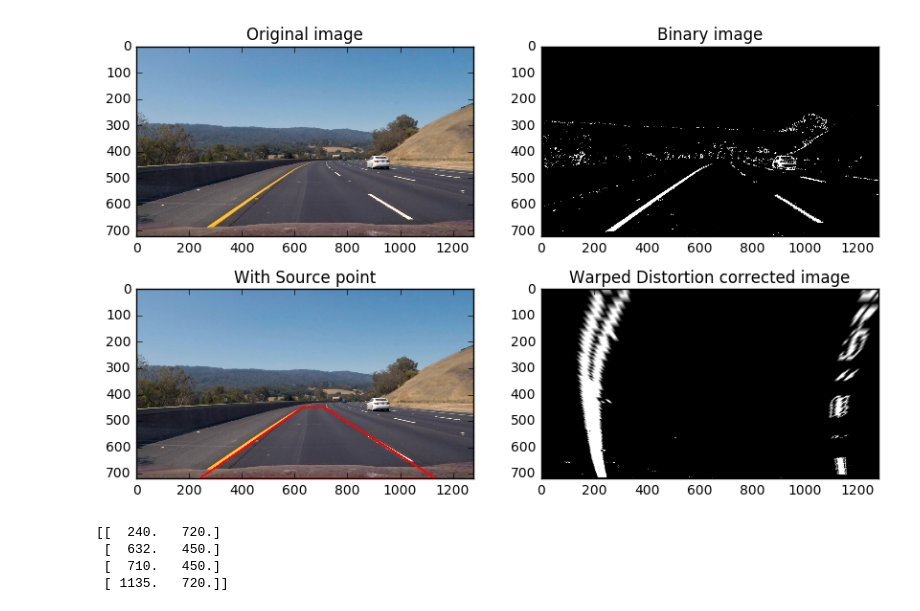
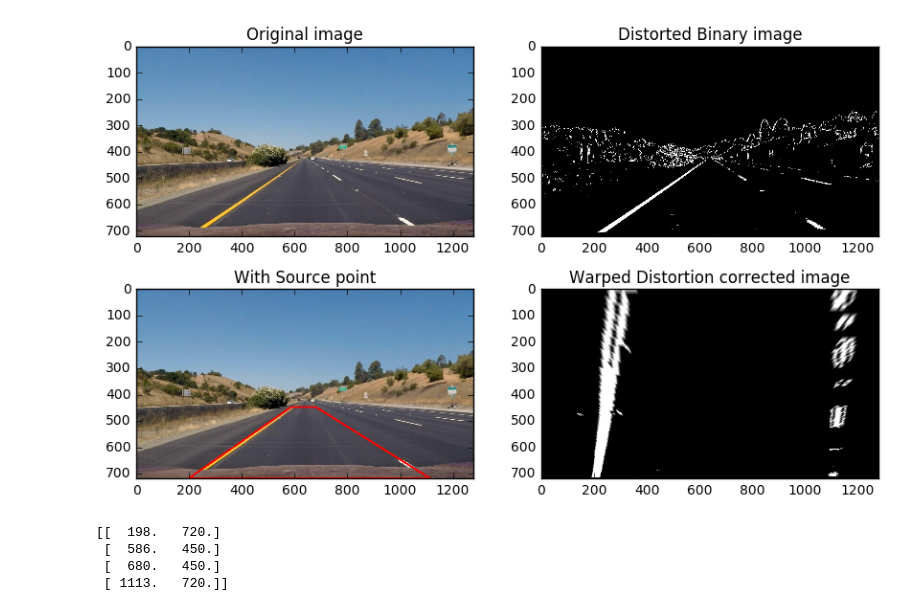
Before and after one commit to npscars/CarND-Advanced-Lane-Lines-P4, a Jupyter notebook: CarND-Advanced-Lane-Finding-P4-Class.ipynb, the cells around one changed output. Drawn from its saved outputs; the diff is of its cells as text; code cells hidden in the pictures.

```diff
--- a/CarND-Advanced-Lane-Finding-P4-Class.ipynb
+++ b/CarND-Advanced-Lane-Finding-P4-Class.ipynb
@@ -37,10 +37,26 @@ for iimage in range(len(inames)):
 
 # return camera matrix (mtx), distortion coefficients (dist)
 retc, mtx, dist, rvecs, tvecs = cv2.calibrateCamera(objpts,imgpts,img.shape[0:2],None,None)
-"""img = snd.imread(inames[5])
-f, (ax1, ax2) = plt.subplots(1,2)
-ax1.imshow(img)
+
+# check camera matrix undistortion results
+img = snd.imread(inames[0])
+plt.figure(figsize=(10,6))
+plt.subplot(2, 2, 1)
+plt.imshow(img)
+plt.title('Distorted camera image')
+
+plt.subplot(2, 2, 2)
 undistort = cv2.undistort(img,mtx,dist,None,mtx)
-ax2.imshow(undistort)
-"""
+plt.imshow(undistort)
+plt.title("UnDistorted image")
+
+img2 = snd.imread('./test_images/straight_lines1.jpg')
+plt.subplot(2, 2, 3)
+plt.imshow(img2)
+plt.title('Distorted test image')
+
+plt.subplot(2, 2, 4)
+undistort = cv2.undistort(img2,mtx,dist,None,mtx)
+plt.imshow(undistort)
+plt.title("UnDistorted test image")
 # %% [output]
@@ -242,7 +230,7 @@ def lane_lines_source_pts(edges_image):
     corners = np.float32([[x1lAvg, ymax], [x2lAvg, ymin],[x2rAvg, ymin],[x1rAvg, ymax]])
     return corners
 # %%
-def corners_unwarp(img, mtx, dist):
+def corners_unwarp(img, mtx, dist,furthestview_factor):
     # 1) Undistort using mtx and dist
     undist = cv2.undistort(img, mtx, dist, None, mtx)
 
@@ -253,7 +241,7 @@ def corners_unwarp(img, mtx, dist):
     # 3) Find the corners
     # b) define 4 source points src = np.float32([[,],[,],[,],[,]])
     # get current image src points for unwarping -- done automatically
-    src = lane_lines_source_pts(combined)
+    src = lane_lines_source_pts(combined,furthestview_factor)
     #offset = 100 # offset for dst points
     img_size = (combined.shape[1], combined.shape[0])
     # c) define 4 destination points dst = np.float32([[,],[,],[,],[,]])
@@ -270,37 +258,34 @@ def corners_unwarp(img, mtx, dist):
     return warped, M, Minv, undist, combined, src, dst
 # %%
 onames = glob.glob('test_images/*.jpg')
-image = snd.imread(onames[4])
-lanes, perspective_M, Minv, undist, binary_combined, src, dst = corners_unwarp(image, mtx, dist)
-#ax5.imshow(cv2.line(image,tuple(dst[0,:]),tuple(dst[1,:]),(0,255,255),5))
-#points = np.array(src,dtype = np.int32)
-#plt.imshow(cv2.polylines(image,[points],1,(255,0,0),thickness = 5))
+image = snd.imread(onames[0])
+lanes, perspective_M, Minv, undist, binary_combined, src, dst = corners_unwarp(image, mtx, dist,1.6) # 1.6 is how far you are seeing ,ymin
 
 plt.figure(figsize=(10,6))
 plt.subplot(2, 2, 1)
 plt.imshow(image)
 plt.title('Original image')
 
 plt.subplot(2, 2, 3)
 points = np.array(src,dtype = np.int32)
 plt.imshow(cv2.polylines(image,[points],1,(255,0,0),thickness = 5))
 plt.title('With Source point')
 
 plt.subplot(2, 2, 2)
 plt.imshow(binary_combined,cmap = 'gray')
-plt.title('Binary image')
+plt.title('Distorted Binary image')
 
 plt.subplot(2, 2, 4)
 plt.imshow(lanes,cmap = 'gray')
 plt.title('Warped Distortion corrected image')
 plt.show()
 print(src)
 # %% [output]
-[figure, old version]
+[figure, new version]
-[[  240.   720.]
- [  632.   450.]
- [  710.   450.]
- [ 1135.   720.]]
+[[  198.   720.]
+ [  586.   450.]
+ [  680.   450.]
+ [ 1113.   720.]]
 # %%
 def window_mask(width, height, img_ref, center,level):
     output = np.zeros_like(img_ref)
```
Also changed, not shown: parts of 14 cells of this notebook, 18 other files.
